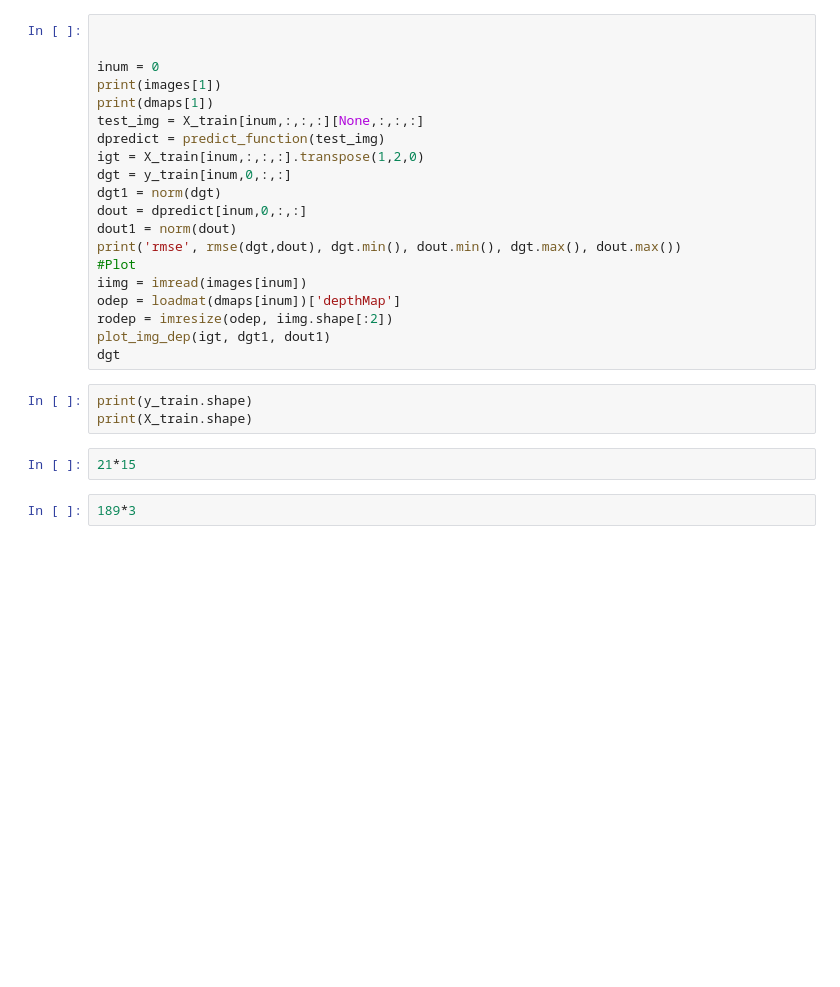
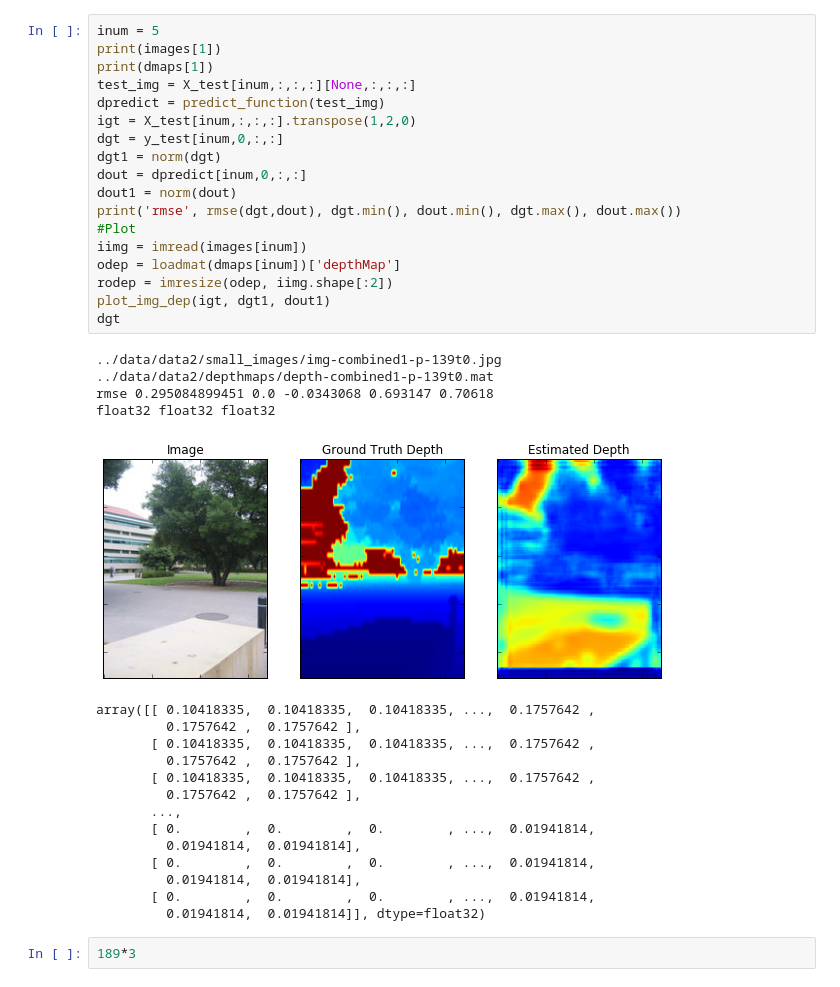
Before and after one commit to johannah/mono-depth, a Jupyter notebook: presentation.ipynb, the cells around one changed output. Cells and saved outputs as stored; diff of their text form; blank space fills up the shorter version.

```diff
--- a/presentation.ipynb
+++ b/presentation.ipynb
@@ -34,27 +36,39 @@ FileNotFoundError: [Errno 2] No such file or directory: 'trained/pda_e020.pkl'
 # %%
-
-
-inum = 0
+inum = 5
 print(images[1])
 print(dmaps[1])
-test_img = X_train[inum,:,:,:][None,:,:,:]
+test_img = X_test[inum,:,:,:][None,:,:,:]
 dpredict = predict_function(test_img)
-igt = X_train[inum,:,:,:].transpose(1,2,0)
-dgt = y_train[inum,0,:,:]
+igt = X_test[inum,:,:,:].transpose(1,2,0)
+dgt = y_test[inum,0,:,:]
 dgt1 = norm(dgt)
 dout = dpredict[inum,0,:,:]
 dout1 = norm(dout)
 print('rmse', rmse(dgt,dout), dgt.min(), dout.min(), dgt.max(), dout.max())
 #Plot
 iimg = imread(images[inum])
 odep = loadmat(dmaps[inum])['depthMap']
 rodep = imresize(odep, iimg.shape[:2])
 plot_img_dep(igt, dgt1, dout1)
 dgt
+# %% [output]
+../data/data2/small_images/img-combined1-p-139t0.jpg
+../data/data2/depthmaps/depth-combined1-p-139t0.mat
+rmse 0.295084899451 0.0 -0.0343068 0.693147 0.70618
+float32 float32 float32
+[figure, added]
+array([[ 0.10418335,  0.10418335,  0.10418335, ...,  0.1757642 ,
+         0.1757642 ,  0.1757642 ],
+       [ 0.10418335,  0.10418335,  0.10418335, ...,  0.1757642 ,
+         0.1757642 ,  0.1757642 ],
+       [ 0.10418335,  0.10418335,  0.10418335, ...,  0.1757642 ,
+         0.1757642 ,  0.1757642 ],
+       ...,
+       [ 0.        ,  0.        ,  0.        , ...,  0.01941814,
+         0.01941814,  0.01941814],
+       [ 0.        ,  0.        ,  0.        , ...,  0.01941814,
+         0.01941814,  0.01941814],
+       [ 0.        ,  0.        ,  0.        , ...,  0.01941814,
+         0.01941814,  0.01941814]], dtype=float32)
-# %%
-print(y_train.shape)
-print(X_train.shape)
-# %%
-21*15
 # %%
 189*3
```
Also changed, not shown: parts of 2 cells of this notebook, 3 other files.
